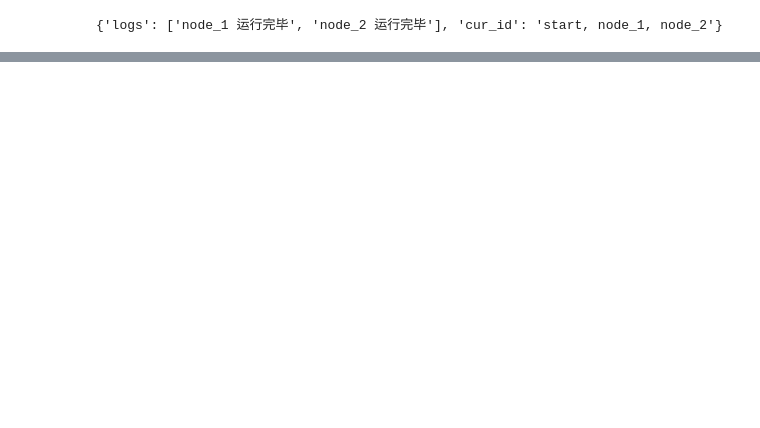
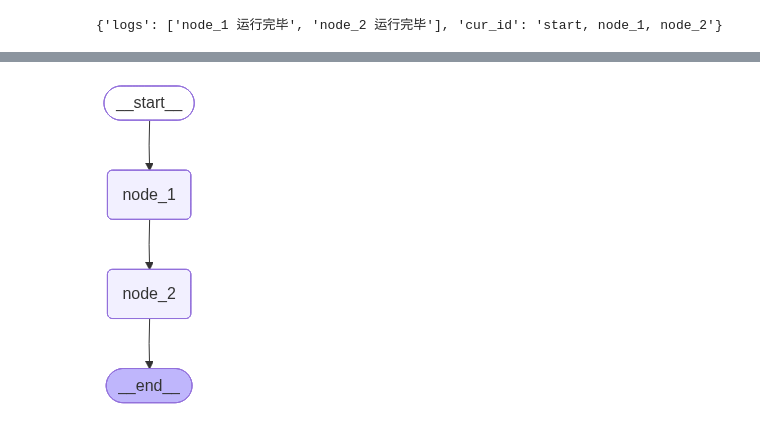
Before and after one commit to sevan017/langgraph-awsome, a Jupyter notebook: chapter01/01_graph.ipynb, the cells around one changed output, grey strips where cells are left out. Drawn from its saved outputs; the diff is of its cells as text; code cells hidden in the pictures; blank space fills up the shorter version.

```diff
--- a/chapter01/01_graph.ipynb
+++ b/chapter01/01_graph.ipynb
@@ -63,0 +91,10 @@ print(result)
+# %%
+from IPython.display import Image, display
+
+# get_graph 获取图，draw_mermaid_png 获取图mermaid代码
+png_bytes = graph.get_graph().draw_mermaid_png()
+# 转换为图片
+png = Image(png_bytes)
+display(png)
+# %% [output]
+[figure, added]
```
Also changed, not shown: parts of 4 cells of this notebook.
